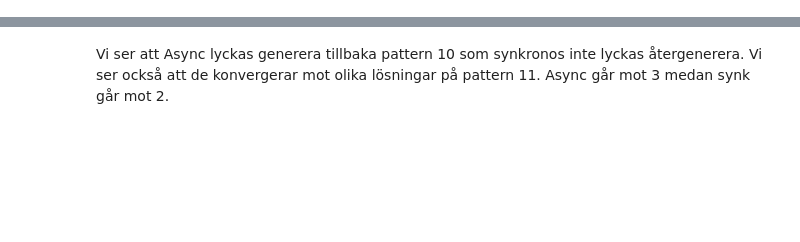
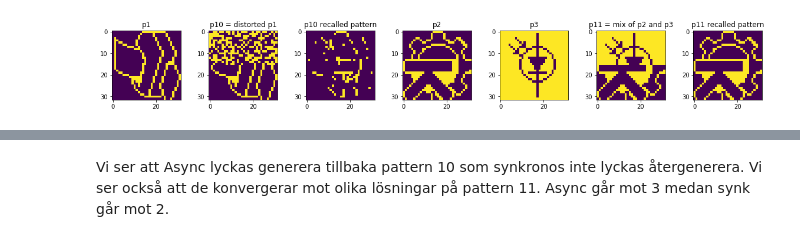
Before and after one commit to smallgreycreatures/DD2437, a Jupyter notebook: lab3/3.2.ipynb, the cells around one changed output, grey strips where cells are left out. Drawn from its saved outputs; the diff is of its cells as text; code cells hidden in the pictures; blank space fills up the shorter version.

```diff
--- a/lab3/3.2.ipynb
+++ b/lab3/3.2.ipynb
@@ -10,18 +10,63 @@ def update_weights(X,W):
     return W
 
 def recall(x,W):
-
     x = x.reshape((-1,1))
-    #print(x)
-    #print(W.shape)
-    #x = np.sign(np.matmul(W.T,x))
-
     for i in range(x.shape[0]):
         x[i] = np.sign(np.dot(x.T,W[i,:]))
     return x
 
 
 def find_pattern(x, W, epochs):
+    x_out = x.copy()
     for i in range(epochs):
-        x = recall(x,W)
-    return x
+        x_out = recall(x_out,W)
+    return x_out
+# %%
+data = np.loadtxt('pict.dat',delimiter=",", dtype=int)
+data = data.reshape(-1,1024)
+
+#to start with learn the first three
+train_X = data[0:3].copy()
+
+W = np.zeros((train_X.shape[1],train_X.shape[1]))
+W = update_weights(train_X,W)
+
+epochs = 100
+
+p10r = find_pattern(data[9],W,epochs)
+p11r = find_pattern(data[10],W,epochs)
+
+fig = plt.figure(figsize=(16,16))
+ax1 = fig.add_subplot(171)
+ax2 = fig.add_subplot(172)
+ax3 = fig.add_subplot(173)
+ax4 = fig.add_subplot(174)
+ax5 = fig.add_subplot(175)
+ax6 = fig.add_subplot(176)
+ax7 = fig.add_subplot(177)
+
+ax1.imshow(train_X[0].reshape((32,32)))
+ax1.set_title('p1')
+
+ax2.imshow(data[9].reshape((32,32)))
+ax2.set_title('p10 = distorted p1')
+
+ax3.imshow(p10r.reshape(32,32))
+ax3.set_title('p10 recalled pattern')
+
+ax4.imshow(train_X[1].reshape((32,32)))
+ax4.set_title('p2')
+
+ax5.imshow(train_X[2].reshape((32,32)))
+ax5.set_title('p3')
+
+ax6.imshow(data[10].reshape((32,32)))
+ax6.set_title('p11 = mix of p2 and p3')
+
+ax7.imshow(p11r.reshape(32,32))
+ax7.set_title('p11 recalled pattern')
+
+plt.tight_layout()
+plt.show()
+# %% [output]
+[figure, added]
```
Also changed, not shown: parts of 4 cells of this notebook.
